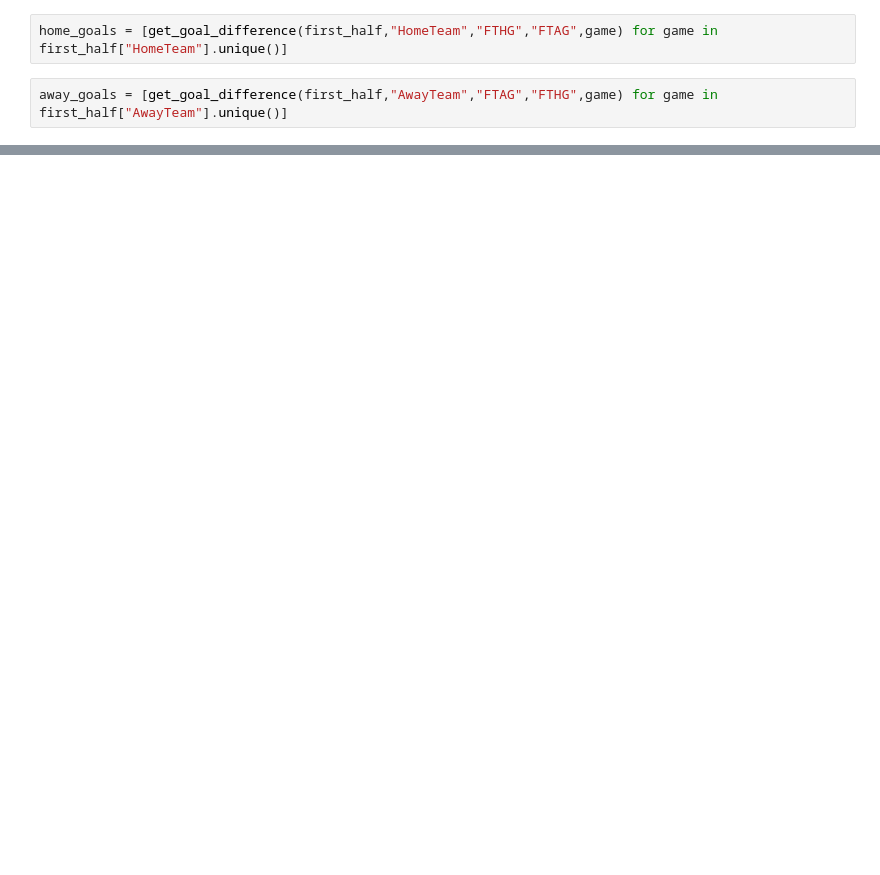
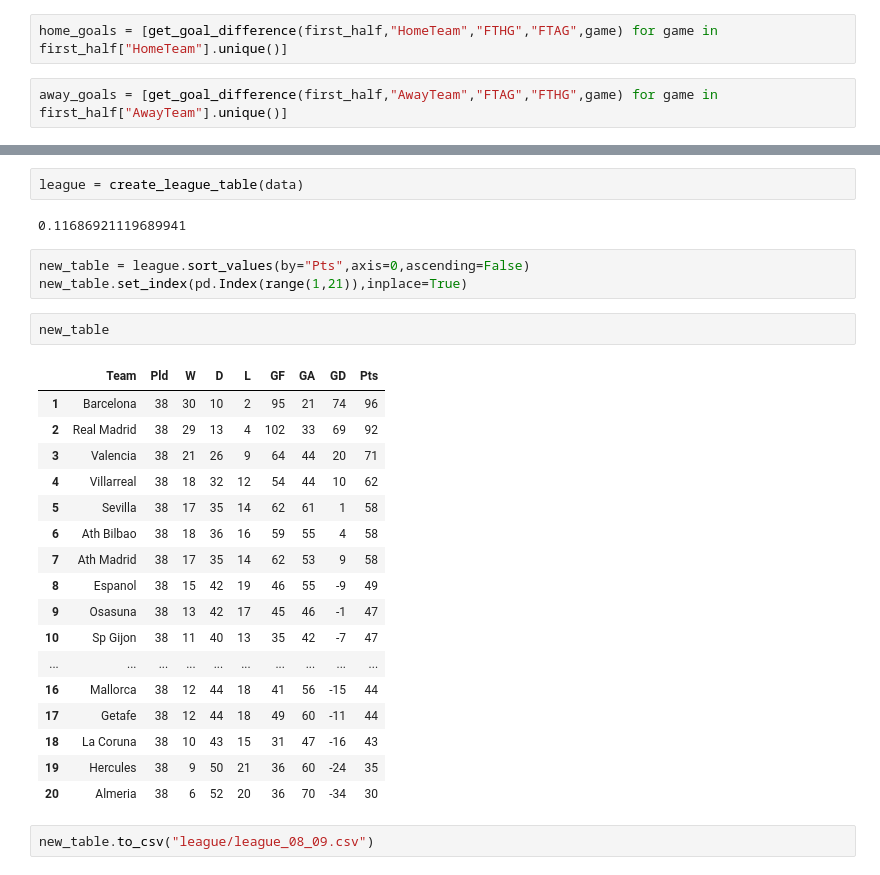
Before and after one commit to king-tomi/Spanish-La-liga-Analysis, a Jupyter notebook: la_liga_10.ipynb, the cells around one changed output, grey strips where cells are left out. Drawn from its saved outputs; the diff is of its cells as text; blank space fills up the shorter version.

```diff
--- a/la_liga_10.ipynb
+++ b/la_liga_10.ipynb
@@ -186,0 +214,29 @@ first_half["AwayTeam"].unique(), away_goals
+# %%
+league = create_league_table(data)
+# %% [output]
+0.11686921119689941
+# %%
+new_table = league.sort_values(by="Pts",axis=0,ascending=False)
+new_table.set_index(pd.Index(range(1,21)),inplace=True)
+# %%
+new_table
+# %% [output]
+|  | Team | Pld | W | D | L | GF | GA | GD | Pts |
+| 1 | Barcelona | 38 | 30 | 10 | 2 | 95 | 21 | 74 | 96 |
+| 2 | Real Madrid | 38 | 29 | 13 | 4 | 102 | 33 | 69 | 92 |
+| 3 | Valencia | 38 | 21 | 26 | 9 | 64 | 44 | 20 | 71 |
+| 4 | Villarreal | 38 | 18 | 32 | 12 | 54 | 44 | 10 | 62 |
+| 5 | Sevilla | 38 | 17 | 35 | 14 | 62 | 61 | 1 | 58 |
+| 6 | Ath Bilbao | 38 | 18 | 36 | 16 | 59 | 55 | 4 | 58 |
+| 7 | Ath Madrid | 38 | 17 | 35 | 14 | 62 | 53 | 9 | 58 |
+| 8 | Espanol | 38 | 15 | 42 | 19 | 46 | 55 | -9 | 49 |
+| 9 | Osasuna | 38 | 13 | 42 | 17 | 45 | 46 | -1 | 47 |
+| 10 | Sp Gijon | 38 | 11 | 40 | 13 | 35 | 42 | -7 | 47 |
+| ... | ... | ... | ... | ... | ... | ... | ... | ... | ... |
+| 16 | Mallorca | 38 | 12 | 44 | 18 | 41 | 56 | -15 | 44 |
+| 17 | Getafe | 38 | 12 | 44 | 18 | 49 | 60 | -11 | 44 |
+| 18 | La Coruna | 38 | 10 | 43 | 15 | 31 | 47 | -16 | 43 |
+| 19 | Hercules | 38 | 9 | 50 | 21 | 36 | 60 | -24 | 35 |
+| 20 | Almeria | 38 | 6 | 52 | 20 | 36 | 70 | -34 | 30 |
+# %%
+new_table.to_csv("league/league_08_09.csv")
```
Also changed, not shown: parts of 10 cells of this notebook, 2 other files.
